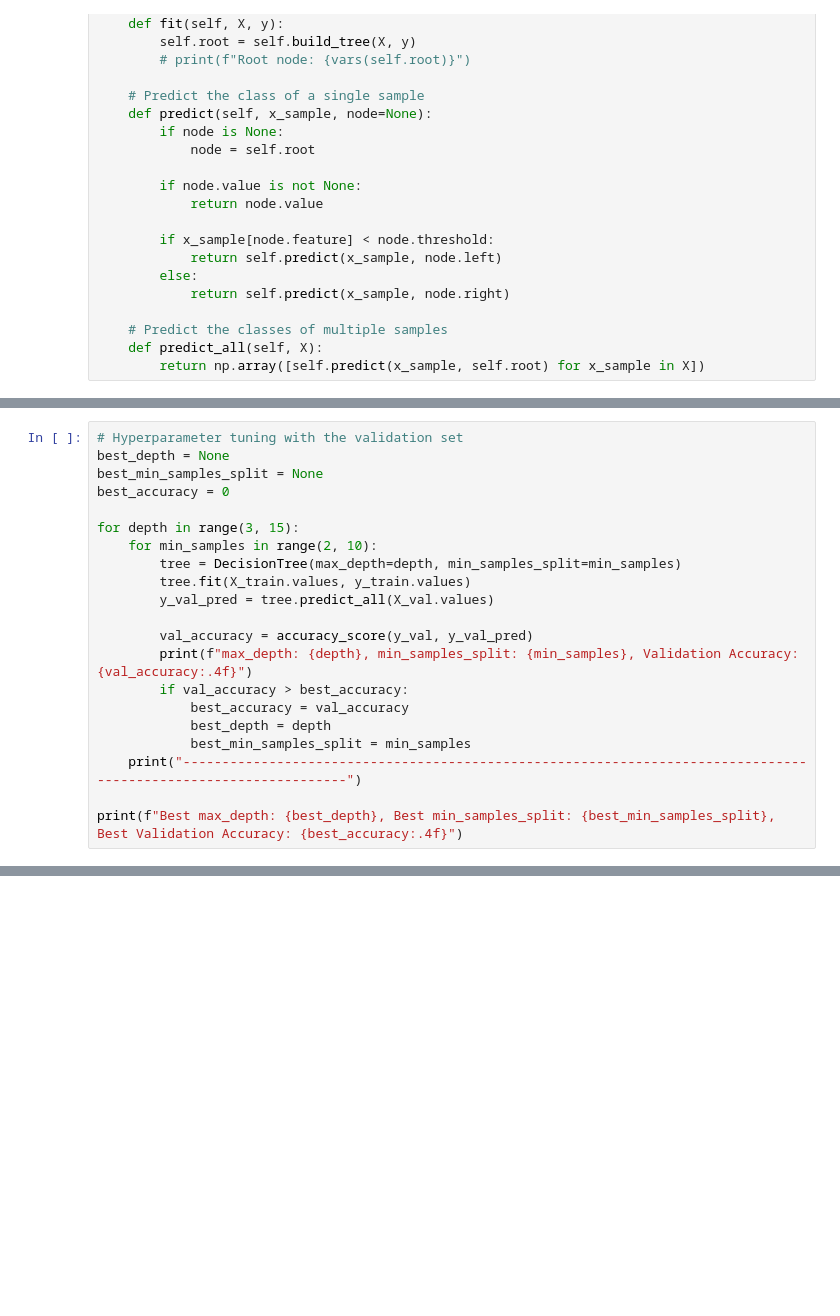
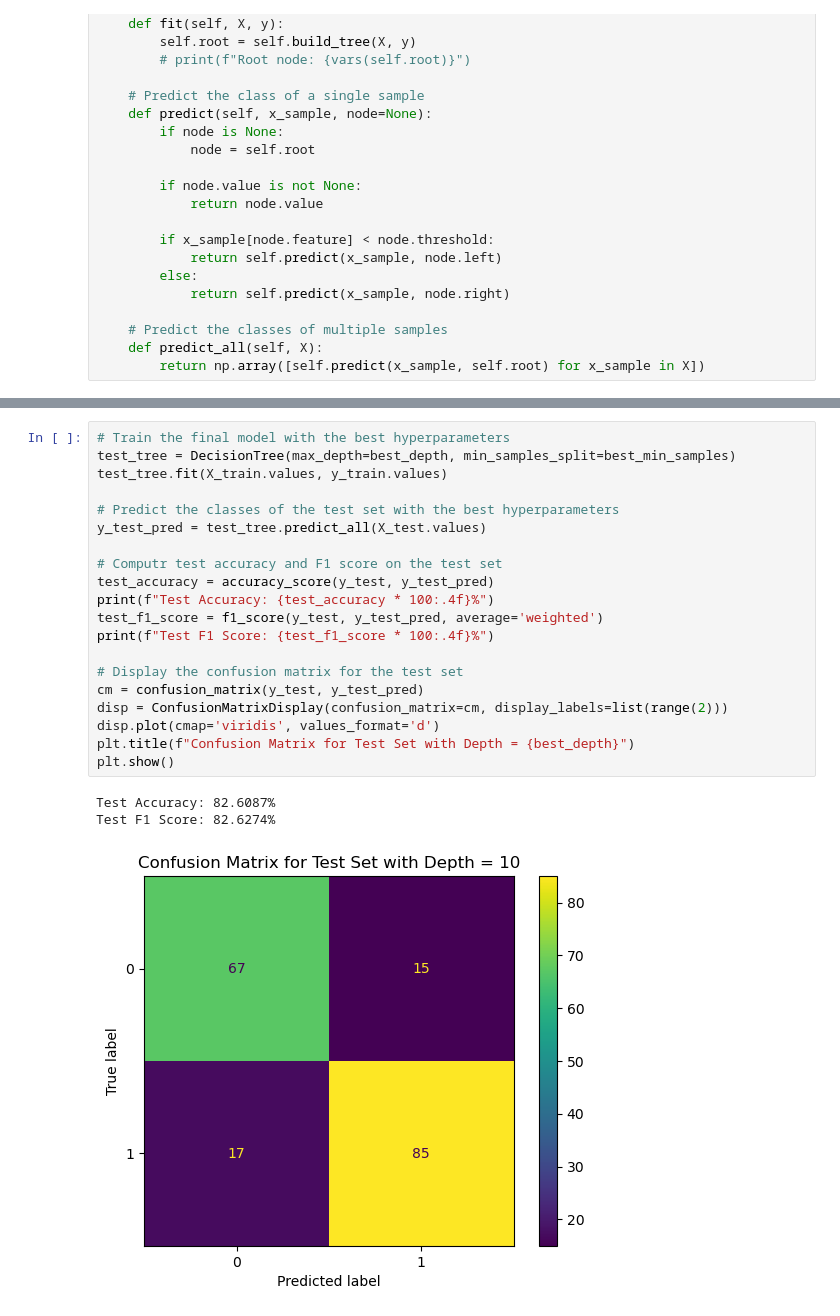
Before and after one commit to ranimeshehata/Heart-Failure-Classification-Problem, a Jupyter notebook: Heart Failure Classification Problem/Classifiers.ipynb, the cells around one changed output, grey strips where cells are left out. Saved outputs shown, nothing was run; the diff lists cells and outputs as text; blank space fills up the shorter version.

```diff
--- a/Heart Failure Classification Problem/Classifiers.ipynb
+++ b/Heart Failure Classification Problem/Classifiers.ipynb
@@ -315,21 +286,0 @@ Confusion Matrix:
-# %%
-# Hyperparameter tuning with the validation set
-best_depth = None
-best_min_samples_split = None
-best_accuracy = 0
-
-for depth in range(3, 15):
-    for min_samples in range(2, 10):
-        tree = DecisionTree(max_depth=depth, min_samples_split=min_samples)
-        tree.fit(X_train.values, y_train.values)
-        y_val_pred = tree.predict_all(X_val.values)
-
-        val_accuracy = accuracy_score(y_val, y_val_pred)
-        print(f"max_depth: {depth}, min_samples_split: {min_samples}, Validation Accuracy: {val_accuracy:.4f}")
-        if val_accuracy > best_accuracy:
-            best_accuracy = val_accuracy
-            best_depth = depth
-            best_min_samples_split = min_samples
-    print("----------------------------------------------------------------------------------------------------------------")
-
-print(f"Best max_depth: {best_depth}, Best min_samples_split: {best_min_samples_split}, Best Validation Accuracy: {best_accuracy:.4f}")
@@ -353,0 +535,24 @@ Best max_depth: 5, Best min_samples_split: 2, Best Validation Accuracy: 0.8478
+# %%
+# Train the final model with the best hyperparameters
+test_tree = DecisionTree(max_depth=best_depth, min_samples_split=best_min_samples)
+test_tree.fit(X_train.values, y_train.values)
+
+# Predict the classes of the test set with the best hyperparameters
+y_test_pred = test_tree.predict_all(X_test.values)
+
+# Computr test accuracy and F1 score on the test set
+test_accuracy = accuracy_score(y_test, y_test_pred)
+print(f"Test Accuracy: {test_accuracy * 100:.4f}%")
+test_f1_score = f1_score(y_test, y_test_pred, average='weighted')
+print(f"Test F1 Score: {test_f1_score * 100:.4f}%")
+
+# Display the confusion matrix for the test set
+cm = confusion_matrix(y_test, y_test_pred)
+disp = ConfusionMatrixDisplay(confusion_matrix=cm, display_labels=list(range(2)))
+disp.plot(cmap='viridis', values_format='d')
+plt.title(f"Confusion Matrix for Test Set with Depth = {best_depth}")
+plt.show()
+# %% [output]
+Test Accuracy: 82.6087%
+Test F1 Score: 82.6274%
+[figure, added]
```
Also changed, not shown: parts of 5 cells of this notebook, 1 other file.
